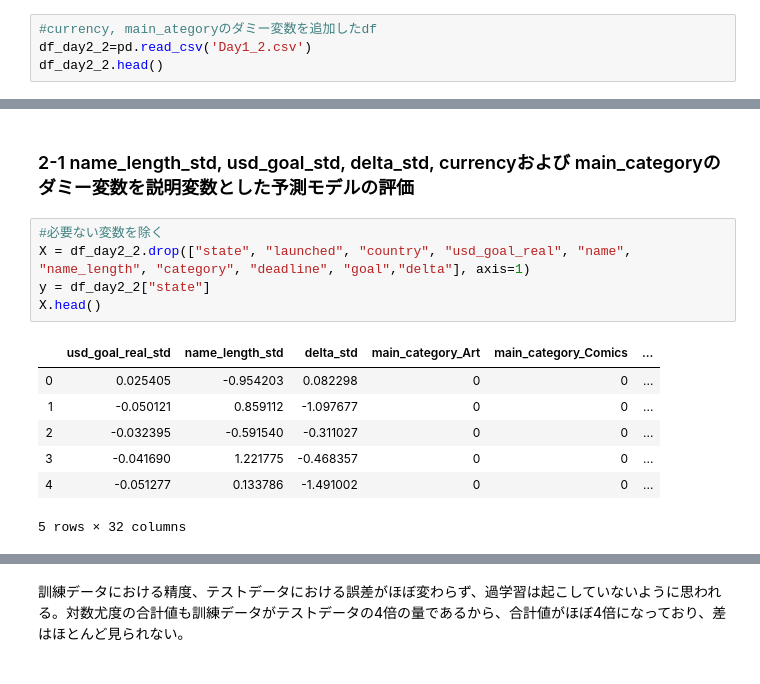
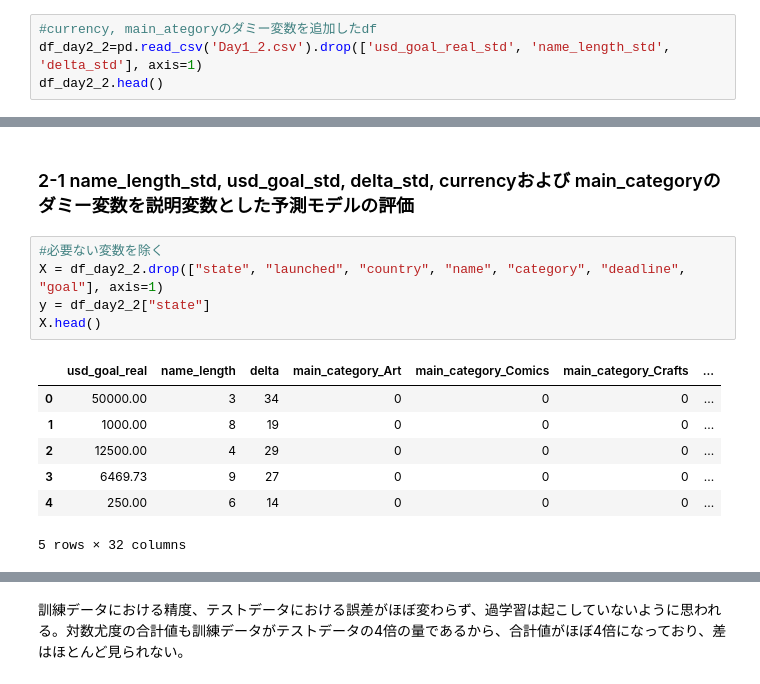
Before and after one commit to energygorilla/skillupAI, a Jupyter notebook: Day2_work_清水源一郎.ipynb, the cells around one changed output, grey strips where cells are left out. Drawn from its saved outputs; the diff is of its cells as text.

```diff
--- a/Day2_work_清水源一郎.ipynb
+++ b/Day2_work_清水源一郎.ipynb
@@ -57,6 +57,6 @@ df_day2_1.head()
 | 4 | Mike Corey's Darkness & Light Album | Music | Music | USD | 2012-08-17 00:00:00 | 250.0 | 2012-08-02 14:11:32 | 1 | US | ... |
 # %%
 #currency, main_ategoryのダミー変数を追加したdf
-df_day2_2=pd.read_csv('Day1_2.csv')
+df_day2_2=pd.read_csv('Day1_2.csv').drop(['usd_goal_real_std', 'name_length_std', 'delta_std'], axis=1)
 df_day2_2.head()
 # %% [output]
@@ -80,16 +80,16 @@ from sklearn.model_selection import KFold
 ### 2-1 name_length_std, usd_goal_std, delta_std, currencyおよび main_categoryのダミー変数を説明変数とした予測モデルの評価
 # %%
 #必要ない変数を除く
-X = df_day2_2.drop(["state", "launched", "country", "usd_goal_real", "name", "name_length", "category", "deadline", "goal","delta"], axis=1)
+X = df_day2_2.drop(["state", "launched", "country", "name", "category", "deadline", "goal"], axis=1)
 y = df_day2_2["state"]
 X.head()
 # %% [output]
-|  | usd_goal_real_std | name_length_std | delta_std | main_category_Art | main_category_Comics | ... |
-| 0 | 0.025405 | -0.954203 | 0.082298 | 0 | 0 | ... |
-| 1 | -0.050121 | 0.859112 | -1.097677 | 0 | 0 | ... |
-| 2 | -0.032395 | -0.591540 | -0.311027 | 0 | 0 | ... |
-| 3 | -0.041690 | 1.221775 | -0.468357 | 0 | 0 | ... |
-| 4 | -0.051277 | 0.133786 | -1.491002 | 0 | 0 | ... |
+|  | usd_goal_real | name_length | delta | main_category_Art | main_category_Comics | main_category_Crafts | ... |
+| 0 | 50000.00 | 3 | 34 | 0 | 0 | 0 | ... |
+| 1 | 1000.00 | 8 | 19 | 0 | 0 | 0 | ... |
+| 2 | 12500.00 | 4 | 29 | 0 | 0 | 0 | ... |
+| 3 | 6469.73 | 9 | 27 | 0 | 0 | 0 | ... |
+| 4 | 250.00 | 6 | 14 | 0 | 0 | 0 | ... |
 5 rows × 32 columns
 # %%
 # 交差検証法により、汎化性能を検証する。
```
Also changed, not shown: parts of 29 cells of this notebook.
